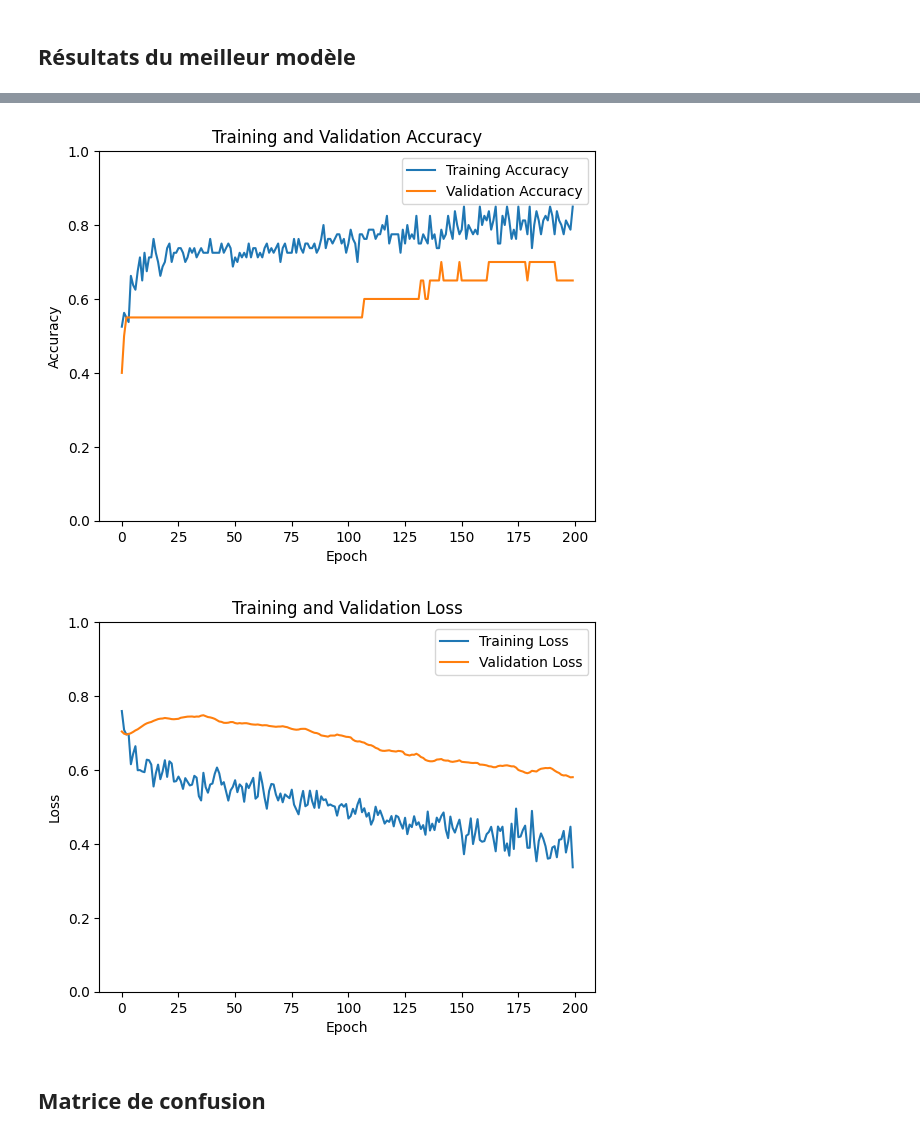
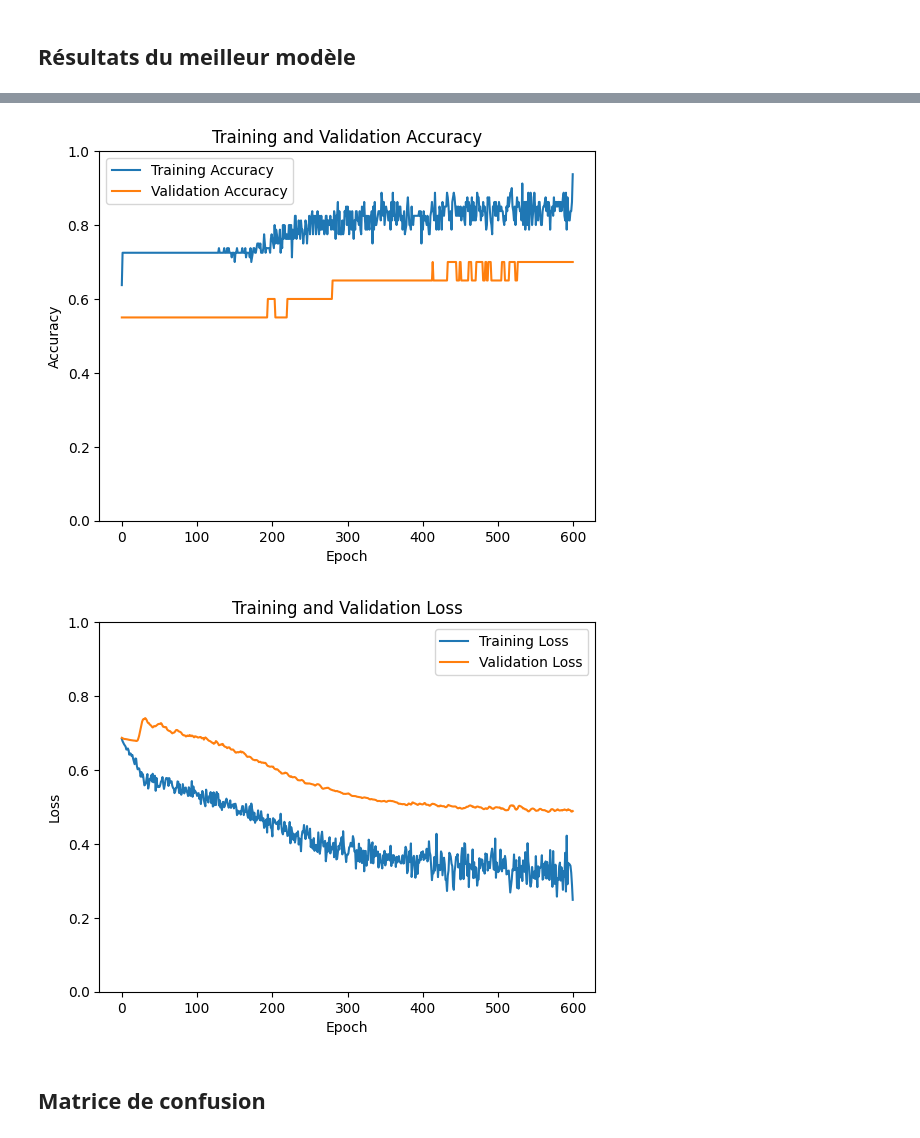
Before and after one commit to Transformot/deep-learning_project, a Jupyter notebook: Convolutional-Neural-Network.ipynb, the cells around one changed output, grey strips where cells are left out. Drawn from its saved outputs; the diff is of its cells as text; code cells hidden in the pictures.

```diff
--- a/Convolutional-Neural-Network.ipynb
+++ b/Convolutional-Neural-Network.ipynb
@@ -153,7 +153,7 @@ cost_function = tf.keras.losses.categorical_crossentropy
 # choose batch size
 mini_batch_size = 16
 # choose number of epochs
-nb_epochs = 200
+nb_epochs = 600
 # specify the percentage for validation
 percentage_of_train_as_validation = 0.2
 # %% [markdown]
@@ -208,7 +208,7 @@ Model: "functional_1"
 ## Entrainnement du modèle
 # %%
 # specify the model checkpoint (to save the best model for each epoch)
-model_checkpoint = tf.keras.callbacks.ModelCheckpoint('best-model.keras', monitor='val_loss', save_best_only=True)
+model_checkpoint = tf.keras.callbacks.ModelCheckpoint('best_model_CNN.keras', monitor='val_loss', save_best_only=True)
 #model_checkpoint = model.save('my_model.keras')
 
 # start training
@@ -223,10 +223,10 @@ history = model.fit(X_train_normalized, y_train_encoded,
 # %%
 
 # Charge le meilleur modèle
-best_model = tf.keras.models.load_model('best-model.keras')
+best_model = tf.keras.models.load_model('best_model_CNN.keras')
 
 # Evaluate the model on the test set
-test_loss, test_accuracy = best_model.evaluate(X_train_normalized, y_test_encoded)
+test_loss, test_accuracy = best_model.evaluate(X_test_normalized, y_test_encoded)
 
 print(f"Test Loss: {test_loss}")
 print(f"Test Accuracy: {test_accuracy}")
@@ -257,5 +257,5 @@ Test Accuracy: 0.5899999737739563
-[figure, old version]
+[figure, new version]
-[figure, old version]
+[figure, new version]
 # %% [markdown]
 ## Matrice de confusion
 # %%
```
Also changed, not shown: parts of 8 cells of this notebook, 2 other files.
